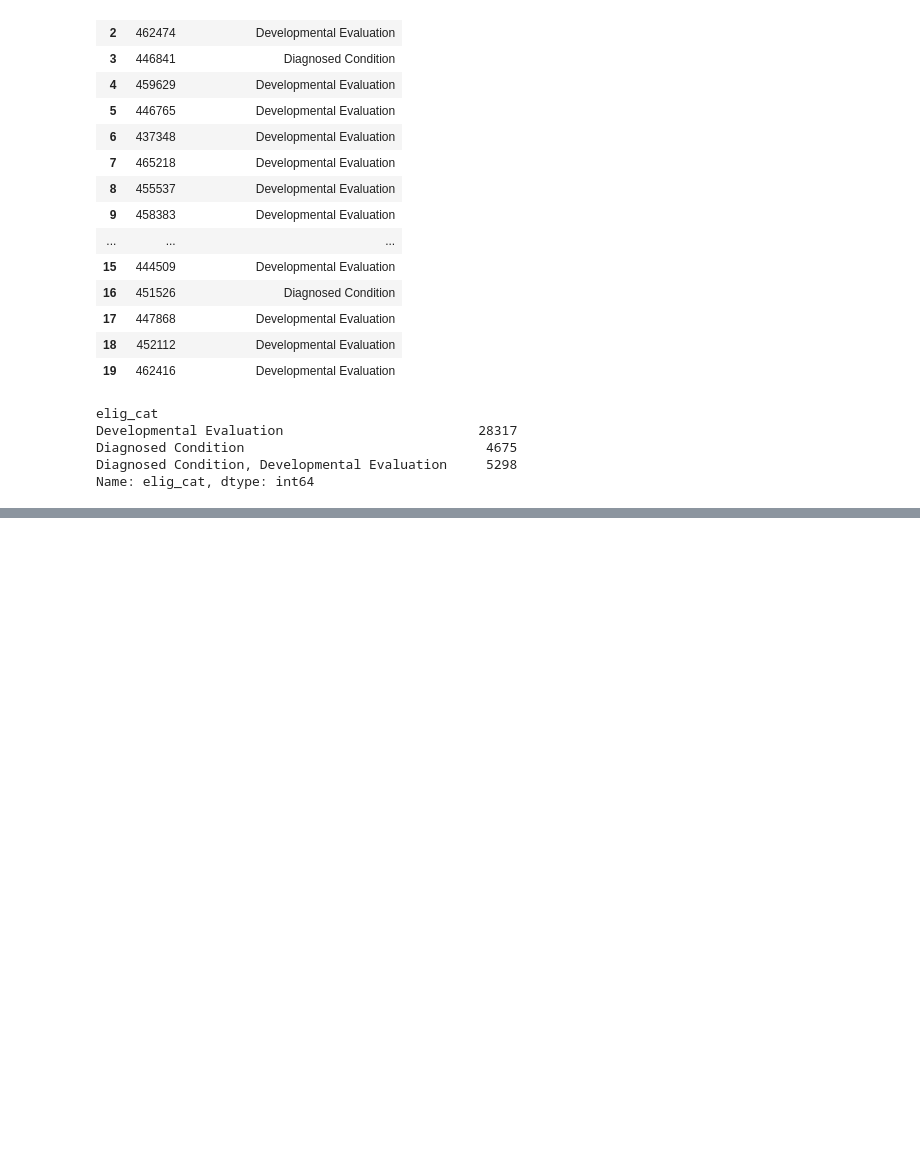
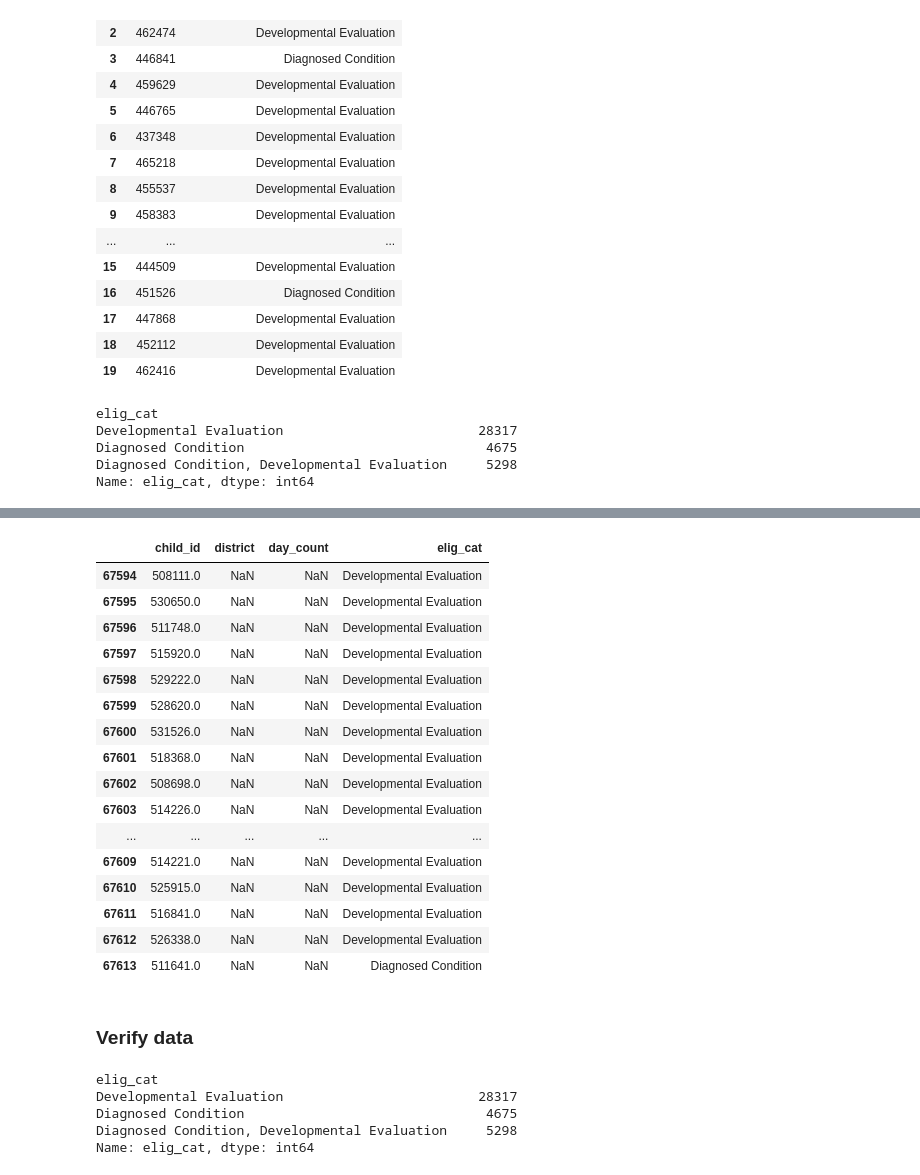
Before and after one commit to jwhankins177/Tennessee-Early-Intervention-System, a Jupyter notebook: notebooks/JH_notebook.ipynb, the cells around one changed output, grey strips where cells are left out. Cells and saved outputs as stored; diff of their text form; code cells hidden in the pictures; blank space fills up the shorter version.

```diff
--- a/notebooks/JH_notebook.ipynb
+++ b/notebooks/JH_notebook.ipynb
@@ -187,0 +246,30 @@ Name: elig_cat, dtype: int64
+# %%
+eco_elig.tail(20)
+# %% [output]
+|  | child_id | district | day_count | elig_cat |
+| 67594 | 508111.0 | NaN | NaN | Developmental Evaluation |
+| 67595 | 530650.0 | NaN | NaN | Developmental Evaluation |
+| 67596 | 511748.0 | NaN | NaN | Developmental Evaluation |
+| 67597 | 515920.0 | NaN | NaN | Developmental Evaluation |
+| 67598 | 529222.0 | NaN | NaN | Developmental Evaluation |
+| 67599 | 528620.0 | NaN | NaN | Developmental Evaluation |
+| 67600 | 531526.0 | NaN | NaN | Developmental Evaluation |
+| 67601 | 518368.0 | NaN | NaN | Developmental Evaluation |
+| 67602 | 508698.0 | NaN | NaN | Developmental Evaluation |
+| 67603 | 514226.0 | NaN | NaN | Developmental Evaluation |
+| ... | ... | ... | ... | ... |
+| 67609 | 514221.0 | NaN | NaN | Developmental Evaluation |
+| 67610 | 525915.0 | NaN | NaN | Developmental Evaluation |
+| 67611 | 516841.0 | NaN | NaN | Developmental Evaluation |
+| 67612 | 526338.0 | NaN | NaN | Developmental Evaluation |
+| 67613 | 511641.0 | NaN | NaN | Diagnosed Condition |
+# %% [markdown]
+### Verify data
+# %%
+eco_elig.groupby(['elig_cat'])['elig_cat'].count()
+# %% [output]
+elig_cat
+Developmental Evaluation                         28317
+Diagnosed Condition                               4675
+Diagnosed Condition, Developmental Evaluation     5298
+Name: elig_cat, dtype: int64
```
Also changed, not shown: parts of 7 cells of this notebook.
